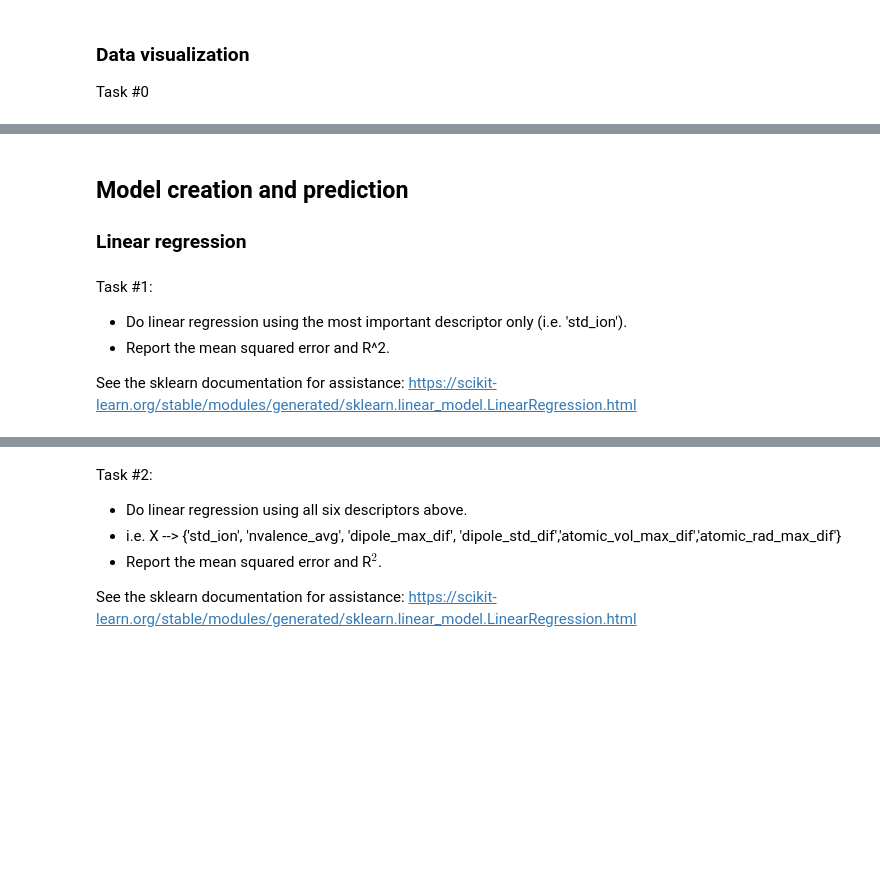
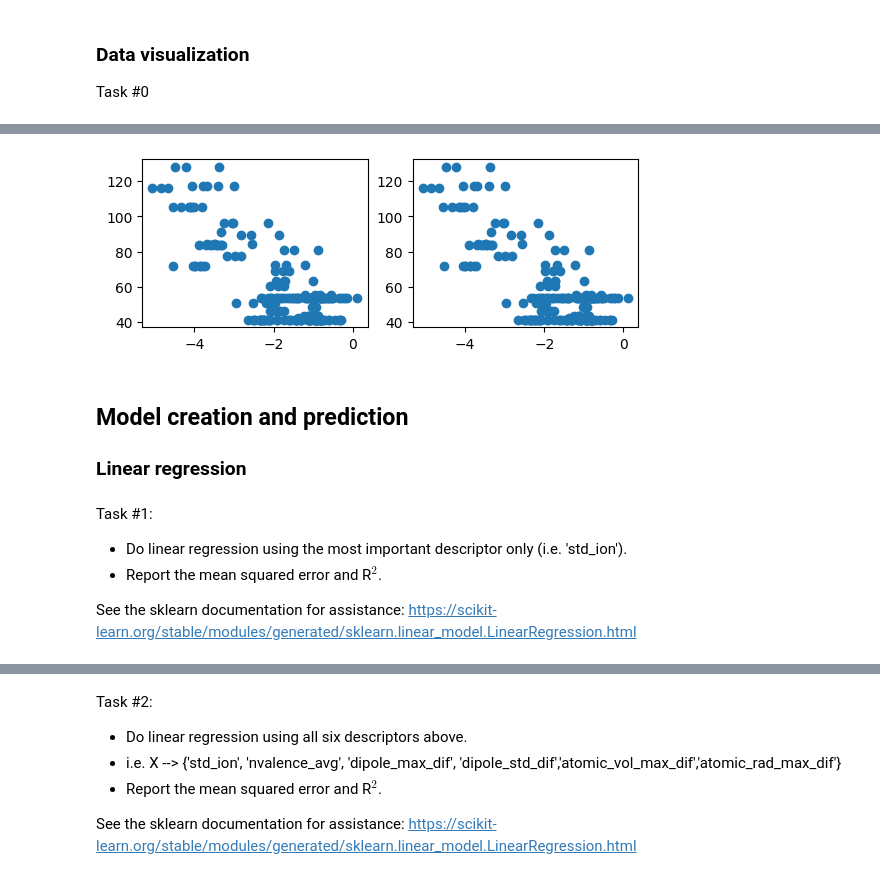
Before and after one commit to quantum-intelligence/quantum-materials-with-AI, a Jupyter notebook: MRS_Materials_Informatics_Tutorial.ipynb, the cells around one changed output, grey strips where cells are left out. Cells and saved outputs as stored; diff of their text form; code cells hidden in the pictures; blank space fills up the shorter version.

```diff
--- a/MRS_Materials_Informatics_Tutorial.ipynb
+++ b/MRS_Materials_Informatics_Tutorial.ipynb
@@ -110,15 +110,19 @@ plt.show()
 https://seaborn.pydata.org/generated/seaborn.pairplot.html
 # %%
 # Type your code below
-# Use subplots to display muptiple plots side by side:
+# Use subplots to display multiple plots side by side:
 # Modify the following code
 # - try different descriptors
 # - Add a row of scatter plots
+# - Add axis labels
 # ------
-plt.subplots(2,1,1)
+plt.subplot(2,2,1)
 plt.scatter(df['formation_energy'], df['dipole_max_dif'])
-plt.subplots(2,1,2)
+plt.subplot(2,2,2)
 plt.scatter(df['formation_energy'], df['dipole_max_dif'])
+plt.show()
+# %% [output]
+[figure, added]
 # %%
 # insert code for seaborn pairplot here
 # %% [markdown]
@@ -127,7 +131,7 @@ plt.scatter(df['formation_energy'], df['dipole_max_dif'])
 # %% [markdown]
 Task #1:
 - Do linear regression using the most important descriptor only (i.e. 'std_ion').
-- Report the mean squared error and R^2.
+- Report the mean squared error and R$^2$.
 
 See the sklearn documentation for assistance:
 https://scikit-learn.org/stable/modules/generated/sklearn.linear_model.LinearRegression.html
```
Also changed, not shown: parts of 14 cells of this notebook.
